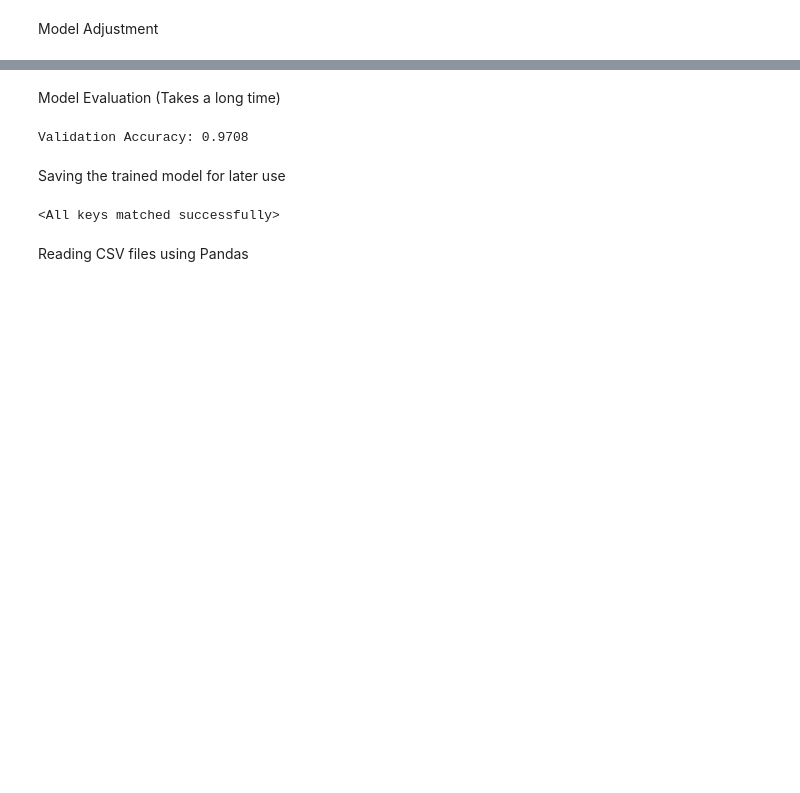
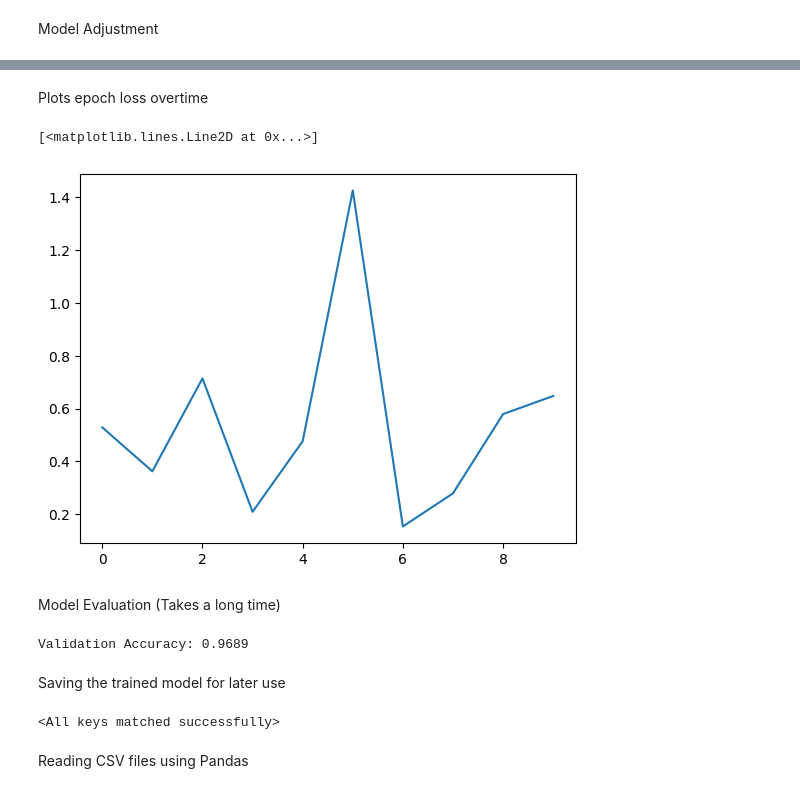
Before and after one commit to EllieCrockett/AMT5005MX, a Jupyter notebook: AppleOrangeAI.ipynb, the cells around one changed output, grey strips where cells are left out. Cells and saved outputs as stored; diff of their text form; code cells hidden in the pictures; blank space fills up the shorter version.

```diff
--- a/AppleOrangeAI.ipynb
+++ b/AppleOrangeAI.ipynb
@@ -184,15 +198,25 @@ Using device: cpu
 # %%
+import os
+device = torch.device("cpu") #sets processing to CPU
+model.to(device)
+
+epochList = [] #creates an array to store epoch losses
+
 for epoch in range(num_epochs):
-   model.train()
-   running_loss = 0.0
-   for inputs, labels in train_loader:
-     inputs, labels = inputs.to(device), labels.to(device)
-     optimizer.zero_grad()
-     outputs = model(inputs)
-     loss = criterion(outputs, labels)
-     loss.backward()
-     optimizer.step()
-     running_loss += loss.item() * inputs.size(0)
-   epoch_loss = running_loss / len(train_loader.dataset)
-   print(f'Epoch {epoch+1}/{num_epochs}, Loss: {epoch_loss:.4f}')
+    model.train()
+    running_loss = 0.0
+    for inputs, labels in train_loader:
+        inputs, labels = inputs.to(device), labels.to(device)
+        optimizer.zero_grad()
+        outputs = model(inputs)
+        loss = criterion(outputs, labels)
+        loss.backward()
+        optimizer.step()
+        running_loss += loss.item() * inputs.size(0)
+    epoch_loss = running_loss / len(train_loader.dataset)
+    print(f'Epoch {epoch+1}/{num_epochs}, Loss: {epoch_loss:.4f}')
+    epochList.append(epoch_loss) #appends current epoch loss to the array to be used for graphing later
+
+#saves the trained model
+torch.save(model.state_dict(), 'vgg16_finetuned.pth')
 # %% [output]
@@ -208,0 +233,9 @@ Epoch 10/10, Loss: 0.7087
+# %% [markdown]
+Plots epoch loss overtime
+# %%
+from matplotlib.pyplot import plot
+
+plot(epochList)
+# %% [output]
+[<matplotlib.lines.Line2D at 0x...>]
+[figure, added]
@@ -223,6 +259,6 @@ with torch.no_grad():
     val_accuracy = correct / total
     print(f'Validation Accuracy: {val_accuracy:.4f}')
 # %% [output]
-Validation Accuracy: 0.9708
+Validation Accuracy: 0.9689
 # %% [markdown]
 Saving the trained model for later use
```
Also changed, not shown: parts of 14 cells of this notebook, 1 other file.
